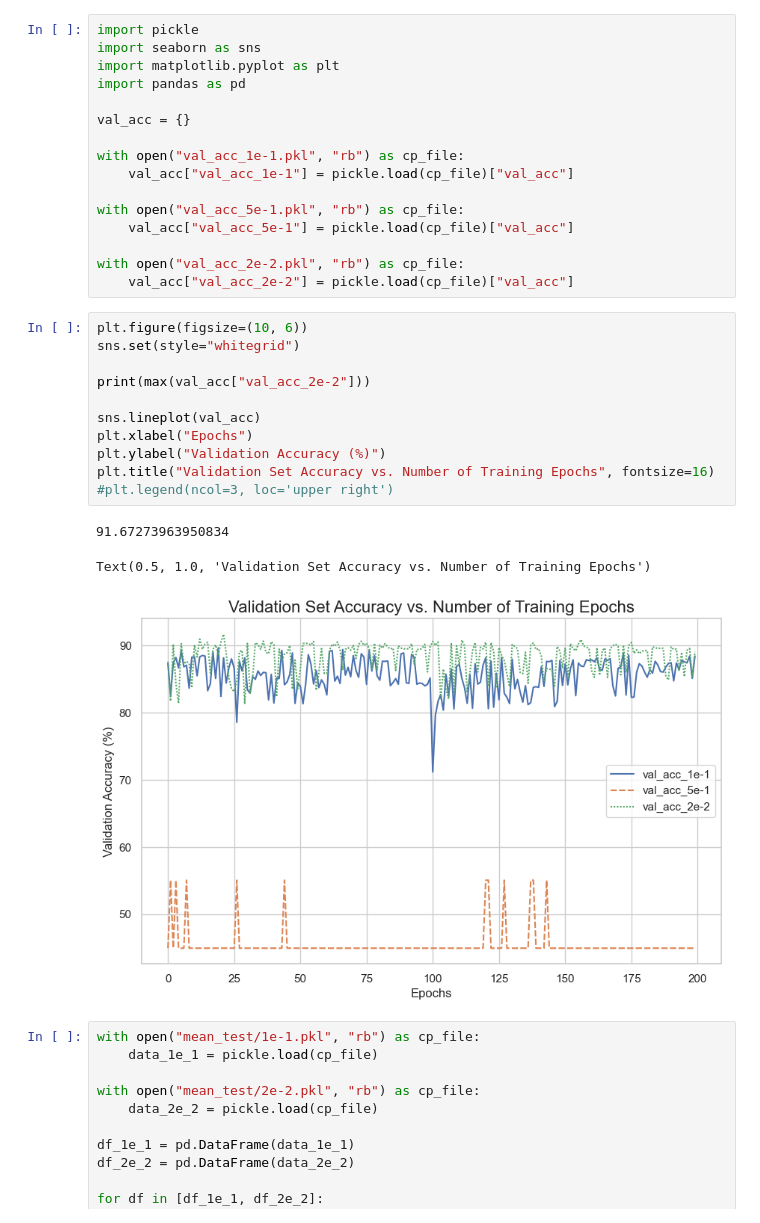
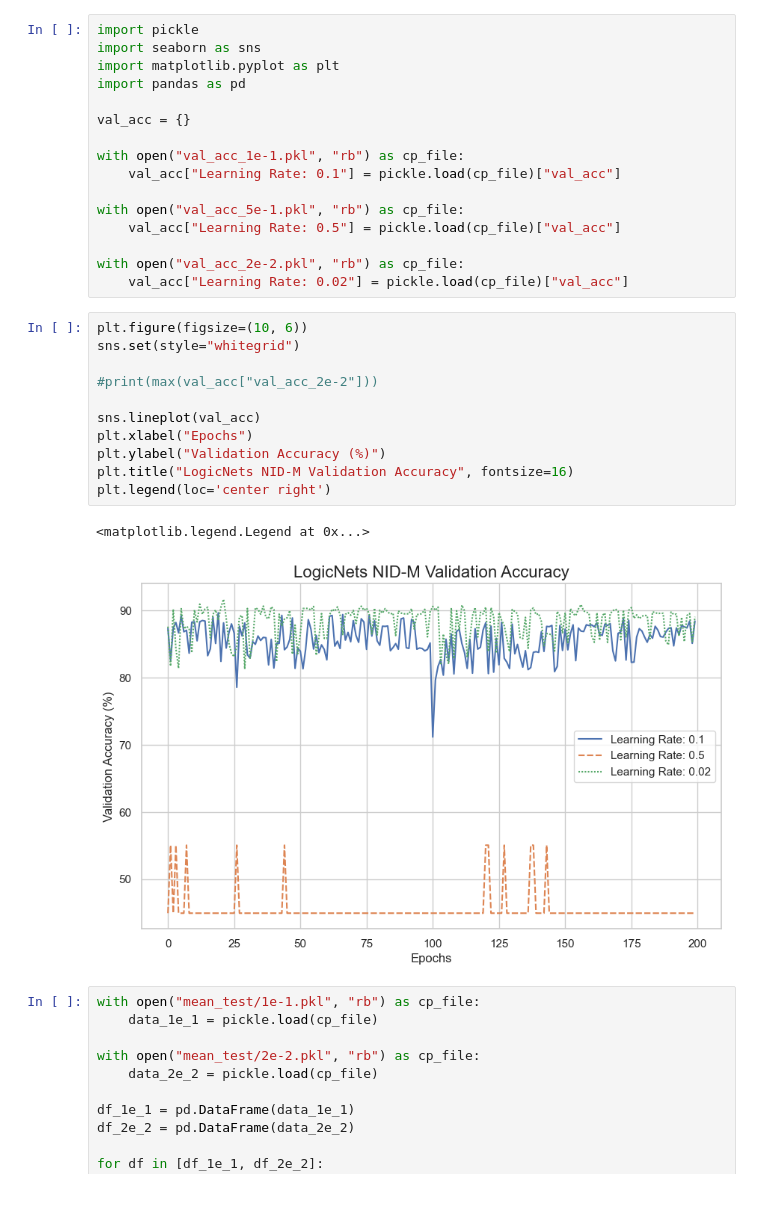
Before and after one commit to poflynn529/logicnets-nas, a Jupyter notebook: examples/cybersecurity/epoch_analysis/epochs.ipynb, the cells around one changed output. Cells and saved outputs as stored; diff of their text form.

```diff
--- a/examples/cybersecurity/epoch_analysis/epochs.ipynb
+++ b/examples/cybersecurity/epoch_analysis/epochs.ipynb
@@ -7,28 +7,27 @@ import pandas as pd
 val_acc = {}
 
 with open("val_acc_1e-1.pkl", "rb") as cp_file:
-    val_acc["val_acc_1e-1"] = pickle.load(cp_file)["val_acc"]
+    val_acc["Learning Rate: 0.1"] = pickle.load(cp_file)["val_acc"]
 
 with open("val_acc_5e-1.pkl", "rb") as cp_file:
-    val_acc["val_acc_5e-1"] = pickle.load(cp_file)["val_acc"]
+    val_acc["Learning Rate: 0.5"] = pickle.load(cp_file)["val_acc"]
 
 with open("val_acc_2e-2.pkl", "rb") as cp_file:
-    val_acc["val_acc_2e-2"] = pickle.load(cp_file)["val_acc"]
+    val_acc["Learning Rate: 0.02"] = pickle.load(cp_file)["val_acc"]
 # %%
 plt.figure(figsize=(10, 6))
 sns.set(style="whitegrid")
 
-print(max(val_acc["val_acc_2e-2"]))
+#print(max(val_acc["val_acc_2e-2"]))
 
 sns.lineplot(val_acc)
 plt.xlabel("Epochs")
 plt.ylabel("Validation Accuracy (%)")
-plt.title("Validation Set Accuracy vs. Number of Training Epochs", fontsize=16)
-#plt.legend(ncol=3, loc='upper right')
+plt.title("LogicNets NID-M Validation Accuracy", fontsize=16)
+plt.legend(loc='center right')
 # %% [output]
-91.67273963950834
+<matplotlib.legend.Legend at 0x...>
-Text(0.5, 1.0, 'Validation Set Accuracy vs. Number of Training Epochs')
-[figure, old version]
+[figure, new version]
 # %%
 with open("mean_test/1e-1.pkl", "rb") as cp_file:
     data_1e_1 = pickle.load(cp_file)
```
Also changed, not shown: 9 other files.
